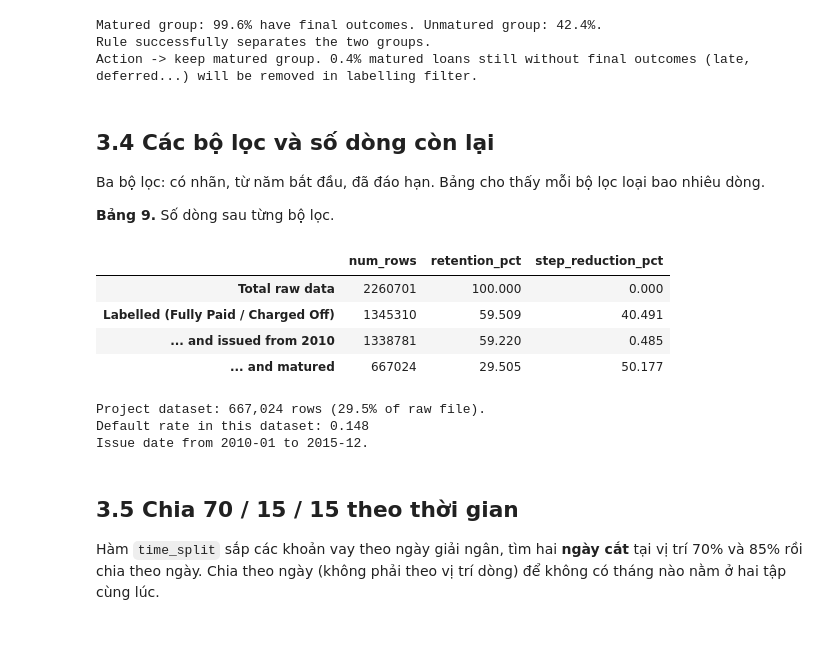
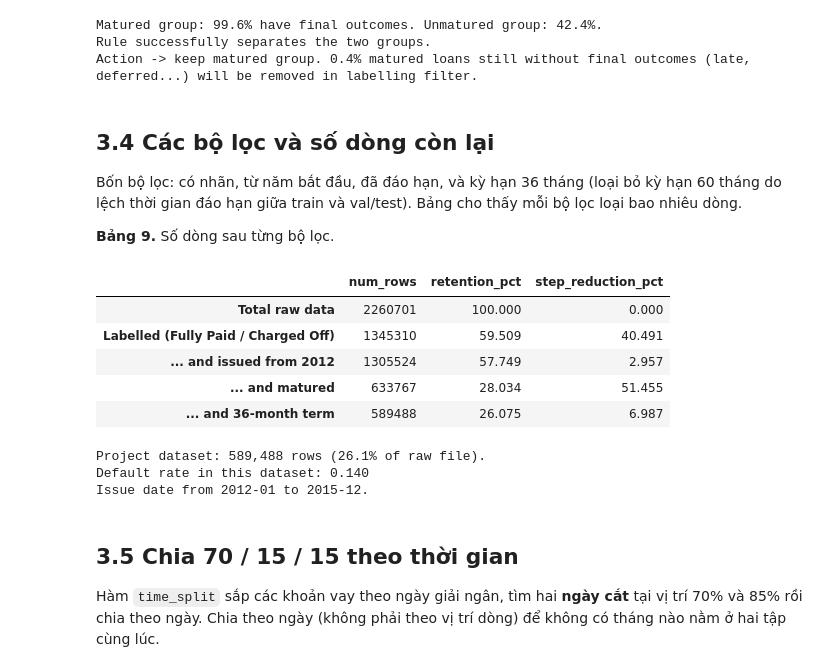
Before and after one commit to Eliza516/Lending-Club-Credit-Scoring, a Jupyter notebook: notebooks/01_hieu_du_lieu_va_chia_tap.ipynb, the cells around one changed output. Cells and saved outputs as stored; diff of their text form; code cells hidden in the pictures; blank space fills up the shorter version.

```diff
--- a/notebooks/01_hieu_du_lieu_va_chia_tap.ipynb
+++ b/notebooks/01_hieu_du_lieu_va_chia_tap.ipynb
@@ -612,8 +667,8 @@ first_year_counts
 # %%
-START_YEAR = 2010
+START_YEAR = 2012
 before = labelled_per_year[labelled_per_year.index < START_YEAR].sum()
 print(f"Years before {START_YEAR} only have {before:,} labelled loans, accounting for {before / labelled_per_year.sum():.2%} of total.")
 late_columns = (first_years > START_YEAR).sum()
 print(f"There are {late_columns} numeric columns that only have data after {START_YEAR}.")
-print(f"Decision -> start from year {START_YEAR}: discards very little data. Late columns will be addressed in Step 5.")
+print(f"Decision -> start from year {START_YEAR}: discards under 3% of data, avoids filling median for 44 missing credit bureau columns, and aligns default rates closely across train/val/test.")
 # %% [output]
@@ -671,40 +726,43 @@ Rule successfully separates the two groups.
 Action -> keep matured group. 0.4% matured loans still without final outcomes (late, deferred...) will be removed in labelling filter.
 # %% [markdown]
 ## 3.4 Các bộ lọc và số dòng còn lại
-Ba bộ lọc: có nhãn, từ năm bắt đầu, đã đáo hạn. Bảng cho thấy mỗi bộ lọc loại bao nhiêu dòng.
+Bốn bộ lọc: có nhãn, từ năm bắt đầu, đã đáo hạn, và kỳ hạn 36 tháng (loại bỏ kỳ hạn 60 tháng do lệch thời gian đáo hạn giữa train và val/test). Bảng cho thấy mỗi bộ lọc loại bao nhiêu dòng.
 
 **Bảng 9.** Số dòng sau từng bộ lọc.
 # %%
 is_labelled = df_raw["default"].notna()
 from_start_year = df_raw["year"] >= START_YEAR
 is_old_enough = df_raw["matured"]
+is_36_months = df_raw["term_months"] == 36
 # %%
 steps = [
     ("Total raw data", pd.Series(True, index=df_raw.index)),
     ("Labelled (Fully Paid / Charged Off)", is_labelled),
     (f"... and issued from {START_YEAR}", is_labelled & from_start_year),
     ("... and matured", is_labelled & from_start_year & is_old_enough),
+    ("... and 36-month term", is_labelled & from_start_year & is_old_enough & is_36_months),
 ]
 filter_table = pd.DataFrame({"num_rows": [mask.sum() for _, mask in steps]}, index=[name for name, _ in steps])
 filter_table["retention_pct"] = filter_table["num_rows"] / len(df_raw) * 100
 filter_table["step_reduction_pct"] = (1 - filter_table["num_rows"] / filter_table["num_rows"].shift(1).fillna(filter_table["num_rows"].iloc[0])) * 100
 filter_table
 # %% [output]
 |  | num_rows | retention_pct | step_reduction_pct |
 | Total raw data | 2260701 | 100.000 | 0.000 |
 | Labelled (Fully Paid / Charged Off) | 1345310 | 59.509 | 40.491 |
-| ... and issued from 2010 | 1338781 | 59.220 | 0.485 |
-| ... and matured | 667024 | 29.505 | 50.177 |
+| ... and issued from 2012 | 1305524 | 57.749 | 2.957 |
+| ... and matured | 633767 | 28.034 | 51.455 |
+| ... and 36-month term | 589488 | 26.075 | 6.987 |
 # %%
-final_mask = is_labelled & from_start_year & is_old_enough
+final_mask = is_labelled & from_start_year & is_old_enough & is_36_months
 loans = df_raw[final_mask].copy()
 print(f"Project dataset: {len(loans):,} rows ({len(loans) / len(df_raw):.1%} of raw file).")
 print(f"Default rate in this dataset: {loans['default'].mean():.3f}")
 print(f"Issue date from {loans['issue_date'].min():%Y-%m} to {loans['issue_date'].max():%Y-%m}.")
 # %% [output]
-Project dataset: 667,024 rows (29.5% of raw file).
-Default rate in this dataset: 0.148
-Issue date from 2010-01 to 2015-12.
+Project dataset: 589,488 rows (26.1% of raw file).
+Default rate in this dataset: 0.140
+Issue date from 2012-01 to 2015-12.
 # %% [markdown]
 ## 3.5 Chia 70 / 15 / 15 theo thời gian
 Hàm `time_split` sắp các khoản vay theo ngày giải ngân, tìm hai **ngày cắt** tại vị trí 70% và 85% rồi chia theo ngày. Chia theo ngày (không phải theo vị trí dòng) để không có tháng nào nằm ở hai tập cùng lúc.
```
Also changed, not shown: parts of 12 cells of this notebook, 4 other files.
